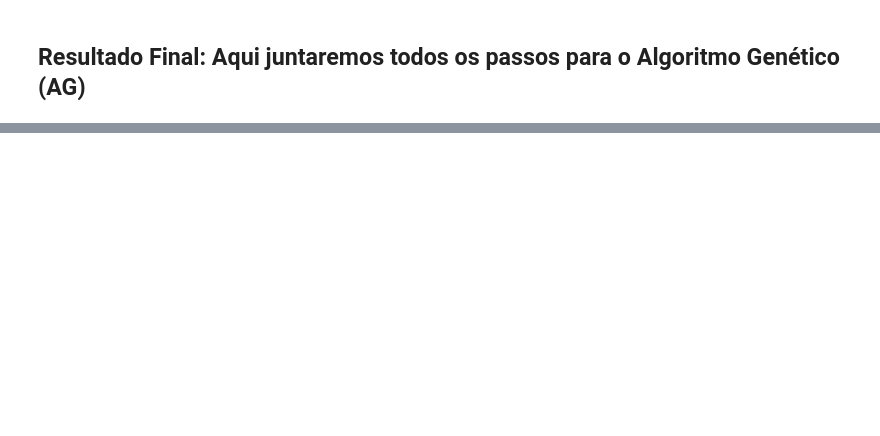
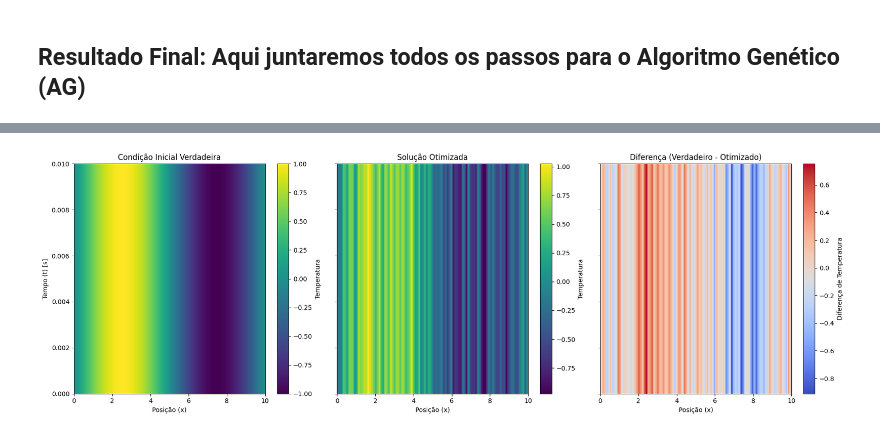
Before and after one commit to lourencocavalcante/CAP-340-Problemas-Inversos, a Jupyter notebook: CAP340_Trabalho_Problemas_Inversos_Lourenco.ipynb, the cells around one changed output, grey strips where cells are left out. Saved outputs shown, nothing was run; the diff lists cells and outputs as text; code cells hidden in the pictures; blank space fills up the shorter version.

```diff
--- a/CAP340_Trabalho_Problemas_Inversos_Lourenco.ipynb
+++ b/CAP340_Trabalho_Problemas_Inversos_Lourenco.ipynb
@@ -490,0 +497,48 @@ plt.show()
+# %%
+import matplotlib.pyplot as plt
+import numpy as np
+
+num_time_steps = 251
+
+# Gerar as soluções para múltiplos tempos (evolução da temperatura)
+true_values = np.array([solve_heat_equation(true_initial_condition) for _ in range(num_time_steps)])
+optimized_values = np.array([solve_heat_equation(best_solution) for _ in range(num_time_steps)])
+
+# Calcular a diferença entre as duas soluções
+difference = true_values - optimized_values
+
+# Criar figura para três gráficos lado a lado
+fig, axes = plt.subplots(1, 3, figsize=(18, 6), sharey=True)
+
+# Gerar o eixo de tempo (linspace para ter o mesmo número de passos)
+time_steps = np.linspace(0, tau, len(true_values[0]))
+
+# Convertendo para 2D para uso com imshow
+true_values_2d = np.tile(true_values, (len(time_steps), 1))  # Repetir as linhas para representar a evolução no tempo
+optimized_values_2d = np.tile(optimized_values, (len(time_steps), 1))  # Repetir as linhas
+difference_2d = np.tile(difference, (len(time_steps), 1))  # Repetir as linhas
+
+# Heatmap da condição verdadeira
+im1 = axes[0].imshow(true_values_2d, aspect='auto', cmap='viridis', extent=[0, Lx, 0, tau])
+axes[0].set_title("Condição Inicial Verdadeira")
+axes[0].set_xlabel("Posição (x)")
+axes[0].set_ylabel("Tempo (t) [s]")
+fig.colorbar(im1, ax=axes[0], label="Temperatura")
+
+# Heatmap da solução otimizada
+im2 = axes[1].imshow(optimized_values_2d, aspect='auto', cmap='viridis', extent=[0, Lx, 0, tau])
+axes[1].set_title("Solução Otimizada")
+axes[1].set_xlabel("Posição (x)")
+fig.colorbar(im2, ax=axes[1], label="Temperatura")
+
+# Heatmap da diferença
+im3 = axes[2].imshow(difference_2d, aspect='auto', cmap='coolwarm', extent=[0, Lx, 0, tau])
+axes[2].set_title("Diferença (Verdadeiro - Otimizado)")
+axes[2].set_xlabel("Posição (x)")
+fig.colorbar(im3, ax=axes[2], label="Diferença de Temperatura")
+
+# Ajuste do layout
+plt.tight_layout()
+plt.show()
+# %% [output]
+[figure, added]
```
Also changed, not shown: parts of 14 cells of this notebook.
